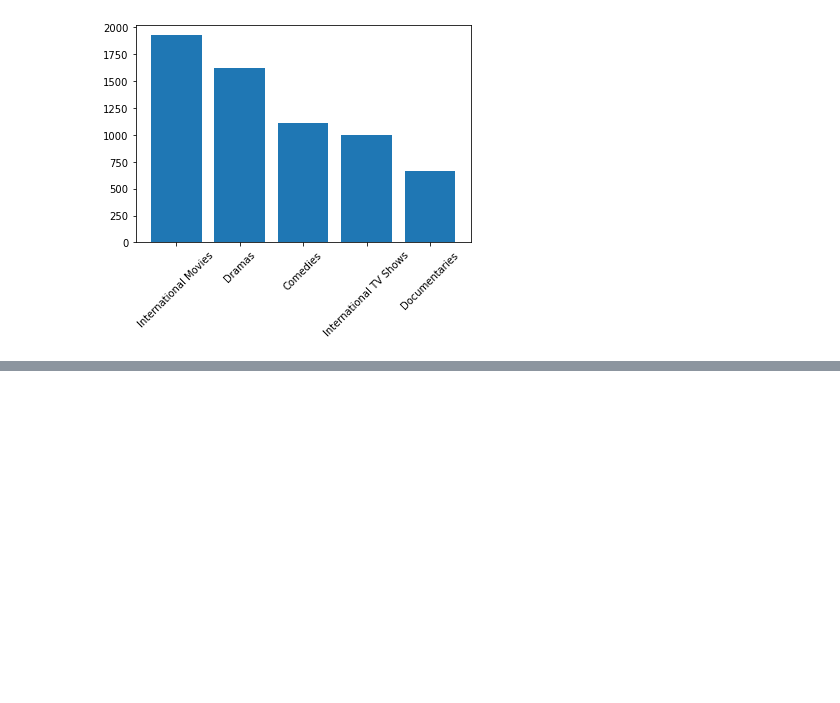
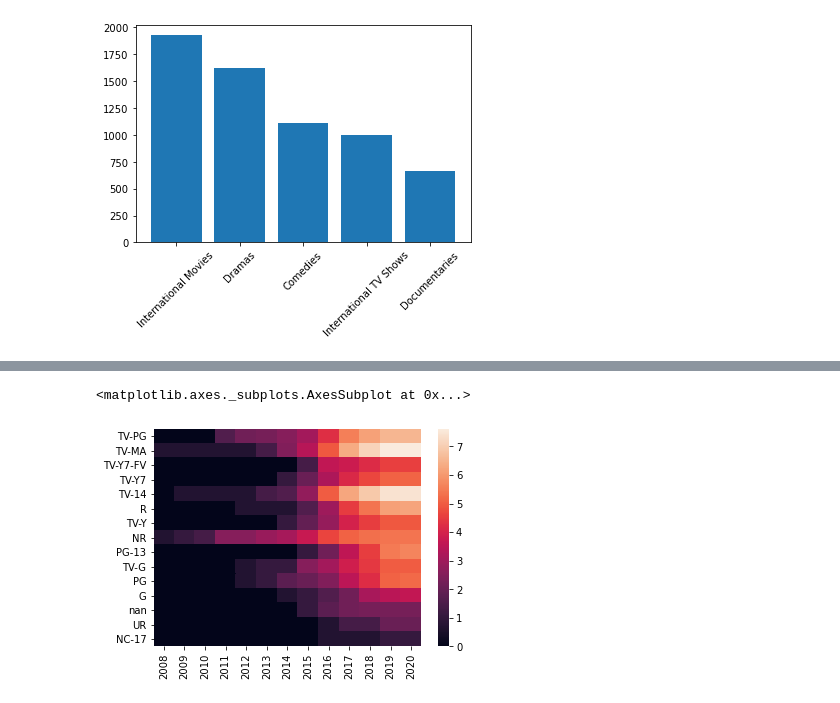
Before and after one commit to willhwh/DS_60Days, a Jupyter notebook: project1_nf.ipynb, the cells around one changed output, grey strips where cells are left out. Cells and saved outputs as stored; diff of their text form; code cells hidden in the pictures; blank space fills up the shorter version.

```diff
--- a/project1_nf.ipynb
+++ b/project1_nf.ipynb
@@ -719,0 +726,5 @@ plt.xticks(temp['add_year'].sort_values('add_year').unique())
+# %%
+listed_dict = {}
+for i in rating_list:
+    listed_dict.update({i:0})
+reset_dict = listed_dict
@@ -719,0 +741,14 @@ plt.xticks(temp['add_year'].sort_values('add_year').unique())
+# %%
+for d in range(2008,2021):
+    listed_dict = reset_dict
+    rating =  target[target['add_year']==str(d)]
+    for i in range(rating.shape[0]):
+        for j in range(1,rating.shape[1]):
+            rate = rating.iloc[i,j]
+            if rate != '':
+                count = listed_dict[rate]
+                listed_dict[rate]= count+1
+    df[d] = pd.DataFrame.from_dict(listed_dict, orient='index')
+# %%
+df = df.drop(0,axis=1)
+df
@@ -719,0 +772,8 @@ plt.xticks(temp['add_year'].sort_values('add_year').unique())
+# %%
+for i in range(df.shape[0]):
+    df.iloc[i,:]= df.iloc[i,:].apply(lambda x: np.log(x+1))
+# %%
+sns.heatmap(df)
+# %% [output]
+<matplotlib.axes._subplots.AxesSubplot at 0x...>
+[figure, added]
```
Also changed, not shown: parts of 29 cells of this notebook.
